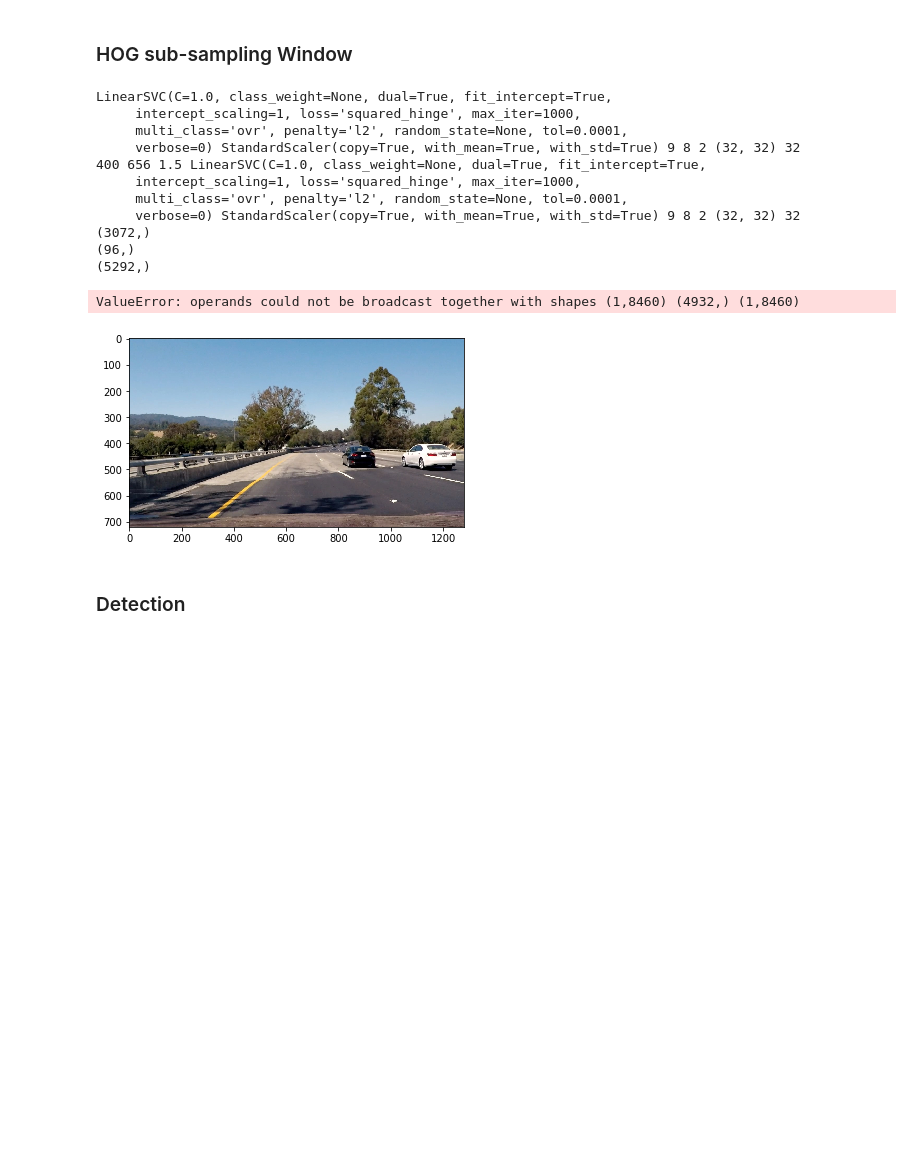
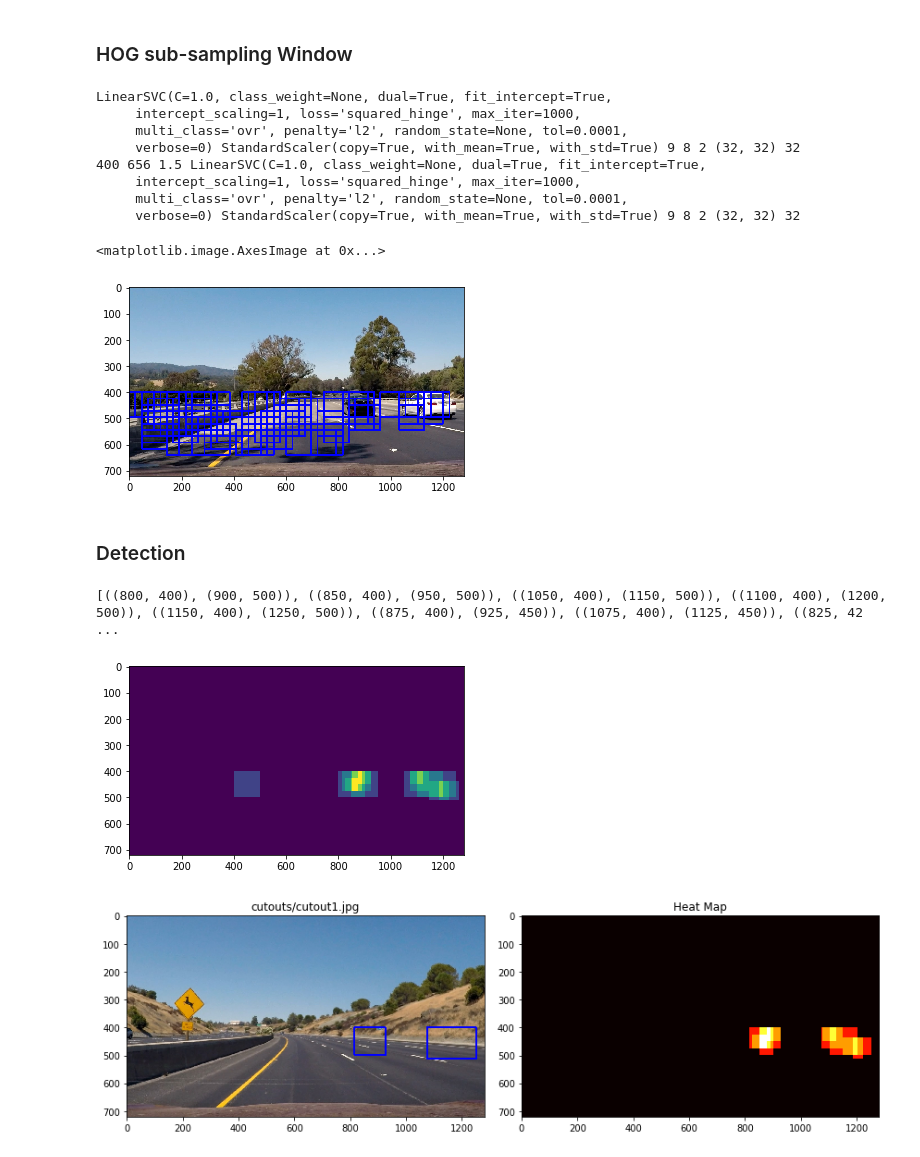
Before and after one commit to maanadoona/CarND-Vehicle-Detection, a Jupyter notebook: VehicleDetection.ipynb, the cells around one changed output. Cells and saved outputs as stored; diff of their text form; code cells hidden in the pictures; blank space fills up the shorter version.

```diff
--- a/VehicleDetection.ipynb
+++ b/VehicleDetection.ipynb
@@ -994,9 +994,9 @@ def find_cars(img, ystart, ystop, scale, svc, X_scaler, orient, pix_per_cell, ce
             spatial_features = bin_spatial_window(subimg, size=spatial_size)
             hist_features = color_hist_window(subimg, nbins=hist_bins)
 
-            print(spatial_features.shape)
-            print(hist_features.shape)
-            print(hog_features.shape)
+            #print(spatial_features.shape)
+            #print(hist_features.shape)
+            #print(hog_features.shape)
 
             # Scale features and make a prediction
             test_features = X_scaler.transform(np.hstack((spatial_features, hist_features, hog_features)).reshape(1, -1))
@@ -1028,11 +1028,8 @@ LinearSVC(C=1.0, class_weight=None, dual=True, fit_intercept=True,
      intercept_scaling=1, loss='squared_hinge', max_iter=1000,
      multi_class='ovr', penalty='l2', random_state=None, tol=0.0001,
      verbose=0) StandardScaler(copy=True, with_mean=True, with_std=True) 9 8 2 (32, 32) 32
-(3072,)
-(96,)
-(5292,)
-ValueError: operands could not be broadcast together with shapes (1,8460) (4932,) (1,8460)
+<matplotlib.image.AxesImage at 0x...>
-[figure, old version]
+[figure, new version]
 # %% [markdown]
 ### Detection
 # %%
@@ -1056,7 +1053,7 @@ def apply_threshold(heatmap, threshold):
 
 def draw_labeled_bboxes(img, labels):
     # Iterate through all detected cars
-    '''
+
     for car_number in range(1, labels[1]+1):
         # Find pixels with each car_number label value
         nonzero = (labels[0] == car_number).nonzero()
@@ -1067,35 +1064,39 @@ def draw_labeled_bboxes(img, labels):
         bbox = ((np.min(nonzerox), np.min(nonzeroy)), (np.max(nonzerox), np.max(nonzeroy)))
         # Draw the box on the image
         cv2.rectangle(img, bbox[0], bbox[1], (0,0,255), 6)
-    '''
+
     # Return the image
     return img
 
 
 #for i, temp in enumerate(test_images_location):
 image = mpimg.imread(test_images_location[3])
 box_list = pickle.load( open( "bbox_pickle.p", "rb" ))
 heat = None
 labels = None
 heatmap = None
 
 print(box_list)
 
 heat = np.zeros_like(image[:,:,0]).astype(np.float)
 #plt.imshow(heat)
 heat = add_heat(heat,box_list)
 plt.imshow(heat)
 heat = apply_threshold(heat,1)
 heatmap = np.clip(heat, 0, 255)
 labels = label(heatmap)
 
 draw_img = draw_labeled_bboxes(np.copy(image), labels)
 
 fig = plt.figure(figsize=(12,4))
 plt.subplot(121)
 plt.imshow(draw_img)
 plt.title(temp)
 plt.subplot(122)
 plt.imshow(heatmap, cmap='hot')
 plt.title('Heat Map')
 fig.tight_layout()
+# %% [output]
+[((800, 400), (900, 500)), ((850, 400), (950, 500)), ((1050, 400), (1150, 500)), ((1100, 400), (1200, 500)), ((1150, 400), (1250, 500)), ((875, 400), (925, 450)), ((1075, 400), (1125, 450)), ((825, 42 ...
+[figure, added]
+[figure, added]
```
Also changed, not shown: parts of 1 cell of this notebook, 2 other files.
